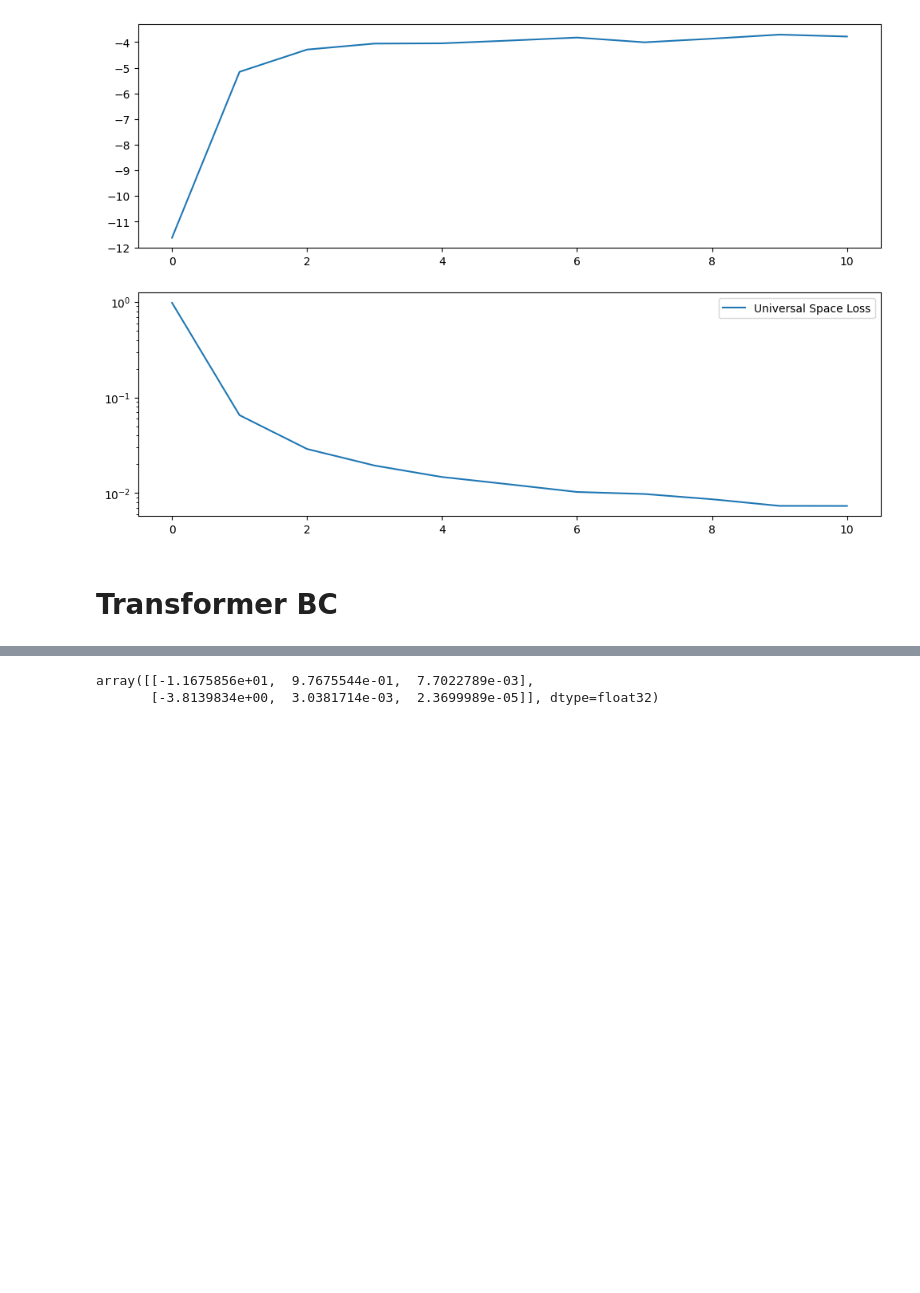
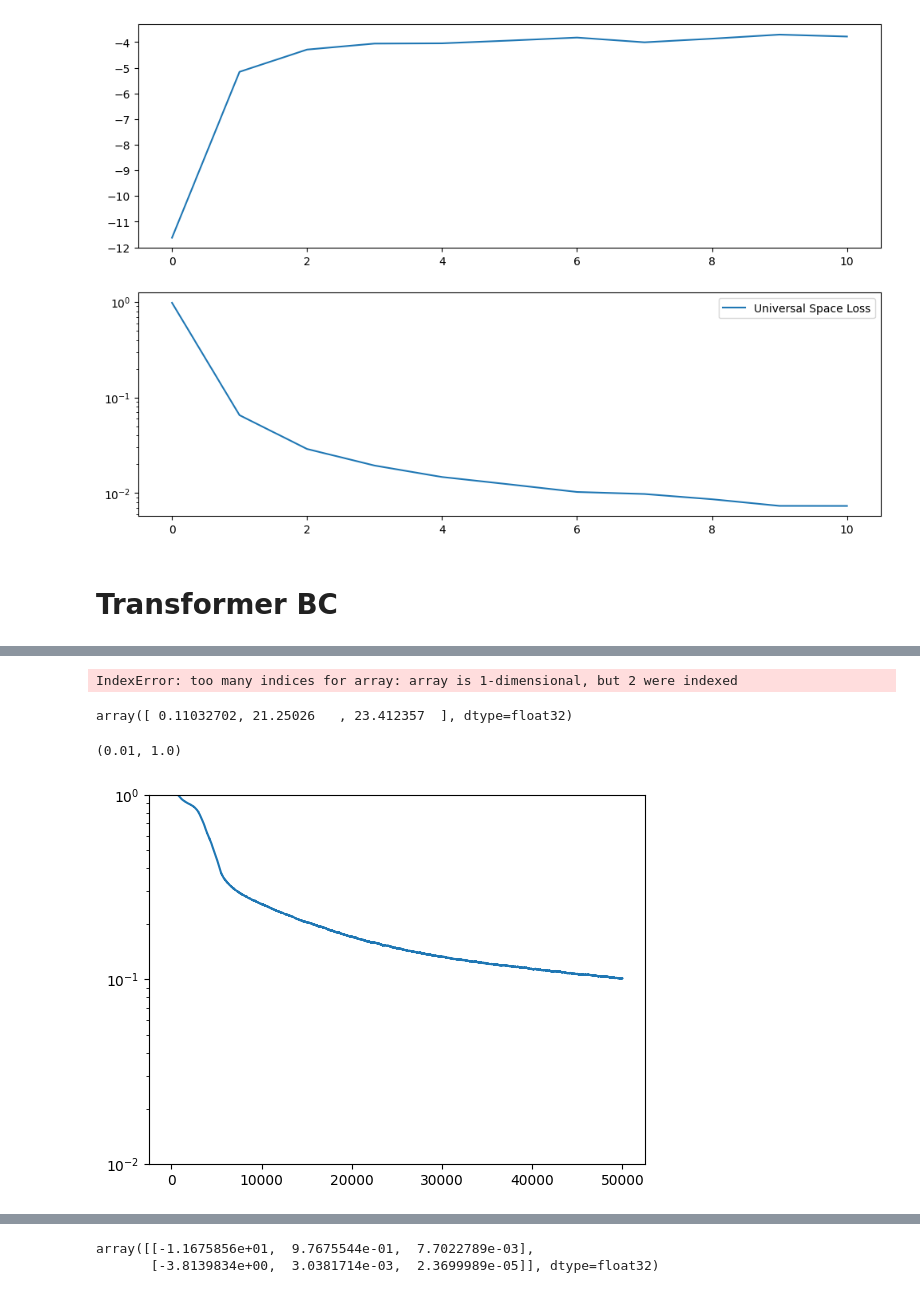
Before and after one commit to akarshkumar0101/synthetic-mdps, a Jupyter notebook: src/reacher_debug.ipynb, the cells around one changed output, grey strips where cells are left out. Drawn from its saved outputs; the diff is of its cells as text; code cells hidden in the pictures; blank space fills up the shorter version.

```diff
--- a/src/reacher_debug.ipynb
+++ b/src/reacher_debug.ipynb
@@ -297,7 +346,7 @@ def augment_batch_permute(rng, batch):
     return jax.vmap(augment_instance)(split(rng, bs), batch)
 # %%
 bs, ctx_len = 32, 128
-agent = BCTransformer(d_obs=d_obs_uni, d_act=d_act_uni, n_layers=2, n_heads=4, d_embd=64, ctx_len=ctx_len, mask_type='causal')
+agent = BCTransformer(d_obs=d_obs_uni, d_act=d_act_uni, n_layers=2, n_heads=4, d_embd=128*4, ctx_len=ctx_len, mask_type='causal')
 jit_vmap_agent_apply = jax.jit(jax.vmap(agent.apply, in_axes=(None, 0, 0)))
 # %%
 def train_step(rng, train_state):
@@ -307,10 +356,15 @@ def train_step(rng, train_state):
         loss = mse.mean() # mean over ctx
         metrics = dict(loss=loss, mse=mse)
         return loss, metrics
-    _rng1, _rng2 = split(rng)
+    _rng1, _rng2, _rng3 = split(rng, 3)
     batch = sample_batch(_rng1, dataset_train_uni, bs, ctx_len)
-    # batch = augment_batch(_rng2, batch, n_augs=int(1e8), dist='uniform', mat_type='orthogonal')
-    batch = augment_batch_permute(_rng2, batch)
+    # batch = augment_batch_permute(_rng3, batch)
+
+    # batch = sample_batch(_rng1, dataset_train_uni, bs*ctx_len, 1)
+    # batch = jax.tree_map(lambda x: x.reshape(bs, ctx_len, -1), batch)
+
+    batch = augment_batch(_rng2, batch, n_augs=int(1e8), dist='uniform', mat_type='orthogonal')
+
     grad_fn = jax.value_and_grad(loss_fn, has_aux=True)
     (loss, metrics), grad = grad_fn(train_state.params, batch)
     train_state = train_state.apply_gradients(grads=grad)
@@ -354,3 +409,5 @@ XlaRuntimeError: INTERNAL: Failed to allocate 427819008 bytes for new constant
+# %%
+mse = np.array(mse)
 # %%
 data_trans = data
 data_trans = np.array(data_trans)
@@ -356,0 +417,4 @@ data_trans = np.array(data_trans)
+# %%
+data_trans[:, 1]
+# %% [output]
+IndexError: too many indices for array: array is 1-dimensional, but 2 were indexed
@@ -356,0 +427,11 @@ data_trans = np.array(data_trans)
+# %%
+data_trans[:, 0]
+# %% [output]
+array([ 0.11032702, 21.25026   , 23.412357  ], dtype=float32)
+# %%
+pd.Series(mse.mean(axis=-1)).ewm(span=400).mean().plot()
+plt.yscale('log')
+plt.ylim(1e-2, 1e0)
+# %% [output]
+(0.01, 1.0)
+[figure, added]
```
Also changed, not shown: parts of 102 cells of this notebook, 5 other files.
